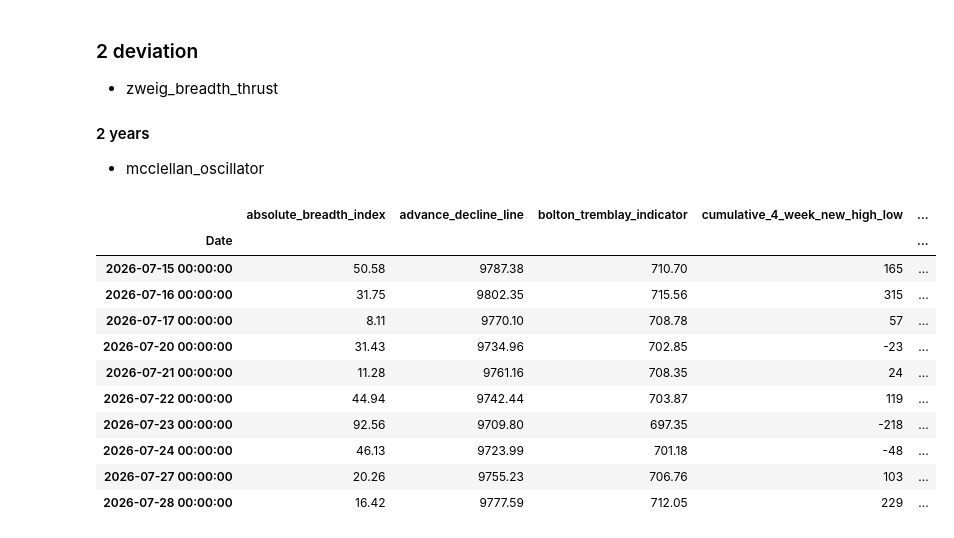
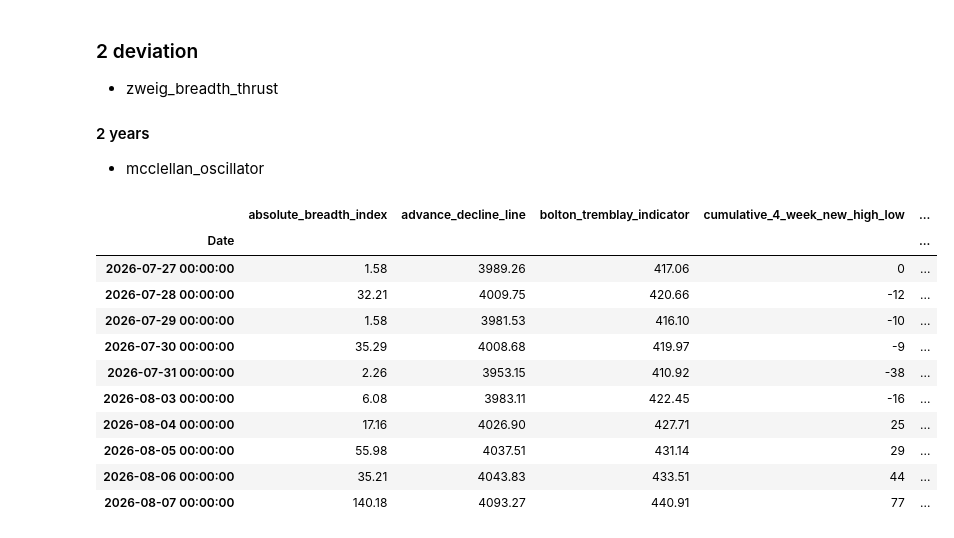
Before and after one commit to jdejones/market_data, a Jupyter notebook: workbooks/tc2000_t2_market_indicators.ipynb, the cells around one changed output. Saved outputs shown, nothing was run; the diff lists cells and outputs as text; code cells hidden in the pictures.

```diff
--- a/workbooks/tc2000_t2_market_indicators.ipynb
+++ b/workbooks/tc2000_t2_market_indicators.ipynb
@@ -4,12 +4,21 @@ Load Data
 %run "../scripts/load_daily_variables.py"
 # %% [markdown]
 # Market Indicators
+# %%
+select_symbols = fu.sector_industry_member_search('Healthcare', level='sector')
 # %%
 import numpy as np
 import pandas as pd
 from tqdm.auto import tqdm
 
 # TC2000 definitions: https://help.tc2000.com/m/69404/c/213566
+
+symbols_to_process = (
+    symbols
+    if select_symbols is None
+    else {ticker: symbols[ticker] for ticker in select_symbols
+          if ticker in symbols}
+)
 
 
 def _find_column(frame, candidates):
@@ -22,11 +31,11 @@ def _find_column(frame, candidates):
 
 
 def _field_panel(field):
-    """Align one OHLCV field from every SymbolData DataFrame by session."""
+    """Align one OHLCV field from each selected SymbolData DataFrame by session."""
     series = {}
     for ticker, stock in tqdm(
-        symbols.items(),
-        total=len(symbols),
+        symbols_to_process.items(),
+        total=len(symbols_to_process),
         desc=f"Loading {field} data",
         unit="symbol",
     ):
@@ -301,8 +310,7 @@ _MEAN_2_STD_2_YEARS = {"mcclellan_oscillator"}
 
 
 def _background_css(color, darkest=False):
-    text_color = "; color: white" if darkest else ""
-    return f"background-color: {color}{text_color}"
+    return f"background-color: {color}; color: black"
 
 
 def _centered_column_styles(values, center, deviation, two_deviation_shades):
@@ -362,40 +370,40 @@ def _tc2000_t2_style_matrix(frame):
     mean_groups = ((_MEAN_2_STD, False), (_MEAN_2_STD_2_YEARS, True))
     for columns, use_two_years in mean_groups:
         for column in columns:
             history = frame.loc[frame.index >= two_year_start, column] if use_two_years else frame[column]
             center = history.mean()
             two_std = history.std() * 2
             styles[column] = _centered_column_styles(
                 frame[column], center, two_std / 2, True
             )
 
     for column in _INCREASING_DECREASING:
         styles[column] = _trend_column_styles(frame[column])
 
     return styles
 
 
 def style_tc2000_t2_indicators(frame, rows=None):
     """Return a styled view; use rows to limit notebook rendering to recent sessions."""
     styles = _tc2000_t2_style_matrix(frame)
     display_frame = frame if rows is None else frame.tail(rows)
     display_styles = styles.loc[display_frame.index]
     return display_frame.style.apply(lambda _: display_styles, axis=None).format(precision=2)
 
 
 # Render recent sessions without building a very large HTML table in the notebook.
 tc2000_t2_indicators_styled = style_tc2000_t2_indicators(tc2000_t2_indicators, rows=10)
 tc2000_t2_indicators_styled
 # %% [output]
 |  | absolute_breadth_index | advance_decline_line | bolton_tremblay_indicator | cumulative_4_week_new_high_low | ... |
 | Date |  |  |  |  | ... |
-| 2026-07-15 00:00:00 | 50.58 | 9787.38 | 710.70 | 165 | ... |
-| 2026-07-16 00:00:00 | 31.75 | 9802.35 | 715.56 | 315 | ... |
-| 2026-07-17 00:00:00 | 8.11 | 9770.10 | 708.78 | 57 | ... |
-| 2026-07-20 00:00:00 | 31.43 | 9734.96 | 702.85 | -23 | ... |
-| 2026-07-21 00:00:00 | 11.28 | 9761.16 | 708.35 | 24 | ... |
-| 2026-07-22 00:00:00 | 44.94 | 9742.44 | 703.87 | 119 | ... |
-| 2026-07-23 00:00:00 | 92.56 | 9709.80 | 697.35 | -218 | ... |
-| 2026-07-24 00:00:00 | 46.13 | 9723.99 | 701.18 | -48 | ... |
-| 2026-07-27 00:00:00 | 20.26 | 9755.23 | 706.76 | 103 | ... |
-| 2026-07-28 00:00:00 | 16.42 | 9777.59 | 712.05 | 229 | ... |
+| 2026-07-27 00:00:00 | 1.58 | 3989.26 | 417.06 | 0 | ... |
+| 2026-07-28 00:00:00 | 32.21 | 4009.75 | 420.66 | -12 | ... |
+| 2026-07-29 00:00:00 | 1.58 | 3981.53 | 416.10 | -10 | ... |
+| 2026-07-30 00:00:00 | 35.29 | 4008.68 | 419.97 | -9 | ... |
+| 2026-07-31 00:00:00 | 2.26 | 3953.15 | 410.92 | -38 | ... |
+| 2026-08-03 00:00:00 | 6.08 | 3983.11 | 422.45 | -16 | ... |
+| 2026-08-04 00:00:00 | 17.16 | 4026.90 | 427.71 | 25 | ... |
+| 2026-08-05 00:00:00 | 55.98 | 4037.51 | 431.14 | 29 | ... |
+| 2026-08-06 00:00:00 | 35.21 | 4043.83 | 433.51 | 44 | ... |
+| 2026-08-07 00:00:00 | 140.18 | 4093.27 | 440.91 | 77 | ... |
```
Also changed, not shown: parts of 1 cell of this notebook, 12 other files.
